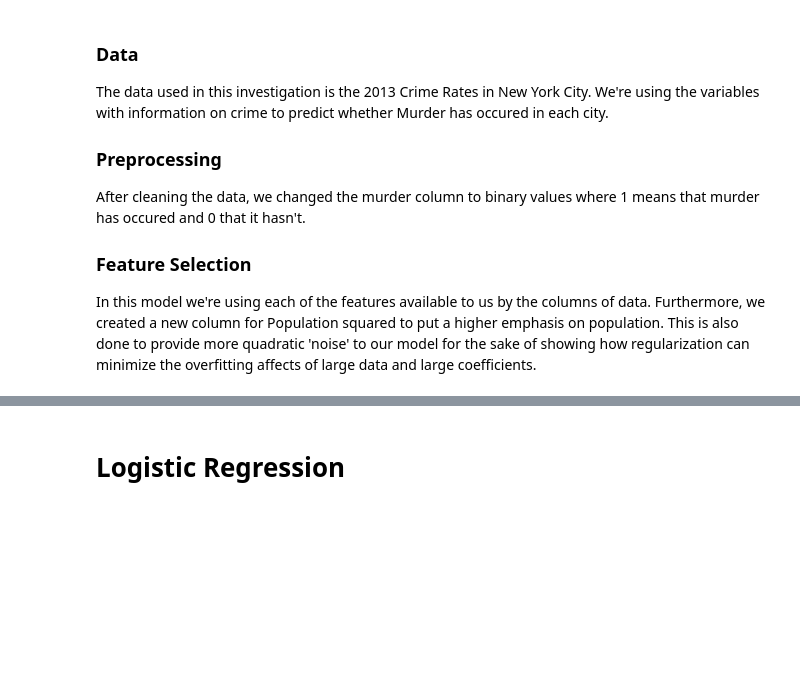
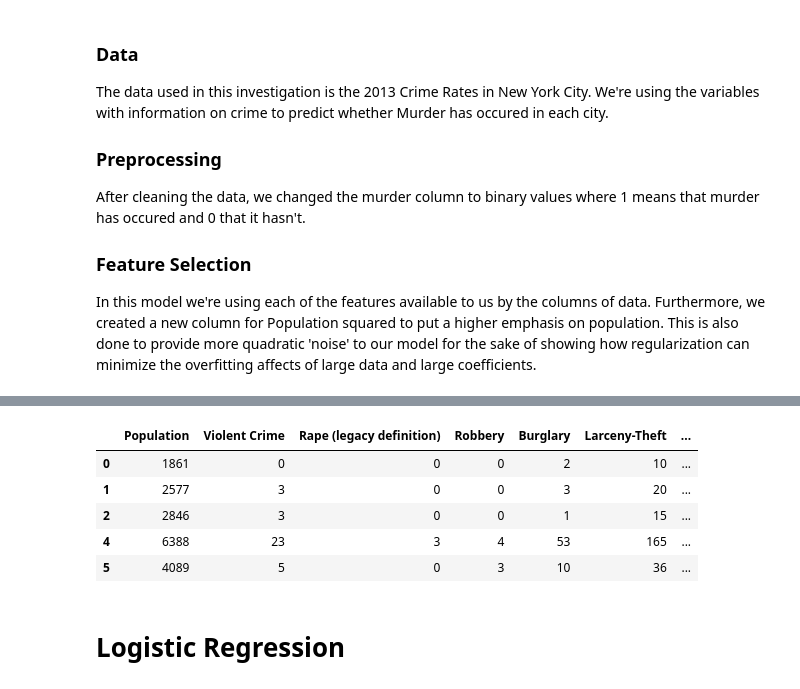
Before and after one commit to ayan1995/Thinkful, a Jupyter notebook: Bootcamp/Unit 3 Deeper into Supervised Learning/Lesson 3 Advanced Regression/Challenge/Crime Rate Prediction/Challenge Logistic Regressions Murder Prediction (Comparing Regularization).ipynb, the cells around one changed output, grey strips where cells are left out. Drawn from its saved outputs; the diff is of its cells as text; code cells hidden in the pictures; blank space fills up the shorter version.

```diff
--- a/Bootcamp/Unit 3 Deeper into Supervised Learning/Lesson 3 Advanced Regression/Challenge/Crime Rate Prediction/Challenge Logistic Regressions Murder Prediction (Comparing Regularization).ipynb
+++ b/Bootcamp/Unit 3 Deeper into Supervised Learning/Lesson 3 Advanced Regression/Challenge/Crime Rate Prediction/Challenge Logistic Regressions Murder Prediction (Comparing Regularization).ipynb
@@ -106,0 +122,9 @@ df.corr()
+# %%
+df1.head()
+# %% [output]
+|  | Population | Violent Crime | Rape (legacy definition) | Robbery | Burglary | Larceny-Theft | ... |
+| 0 | 1861 | 0 | 0 | 0 | 2 | 10 | ... |
+| 1 | 2577 | 3 | 0 | 0 | 3 | 20 | ... |
+| 2 | 2846 | 3 | 0 | 0 | 1 | 15 | ... |
+| 4 | 6388 | 23 | 3 | 4 | 53 | 165 | ... |
+| 5 | 4089 | 5 | 0 | 3 | 10 | 36 | ... |
```
Also changed, not shown: parts of 15 cells of this notebook, 1 other file.
